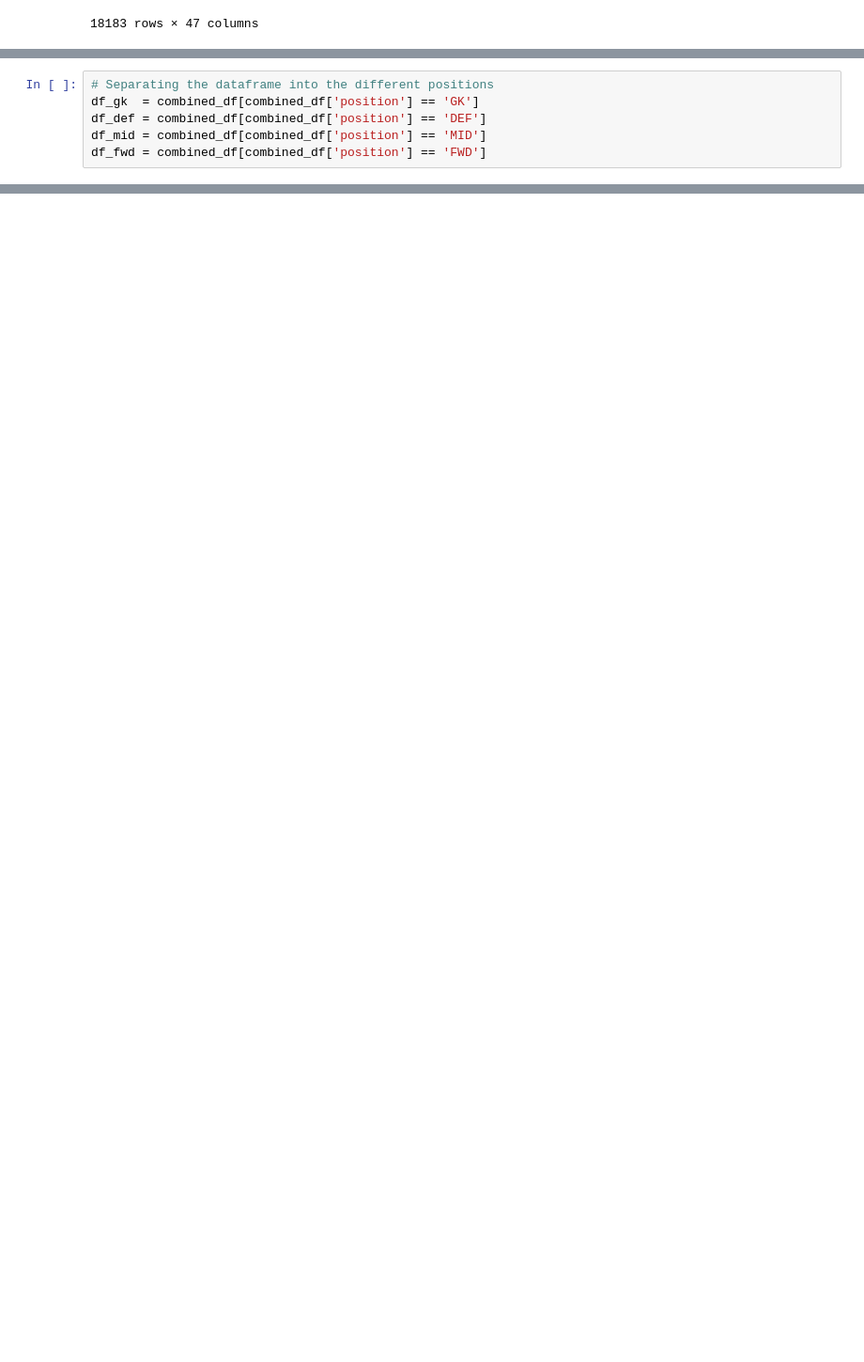
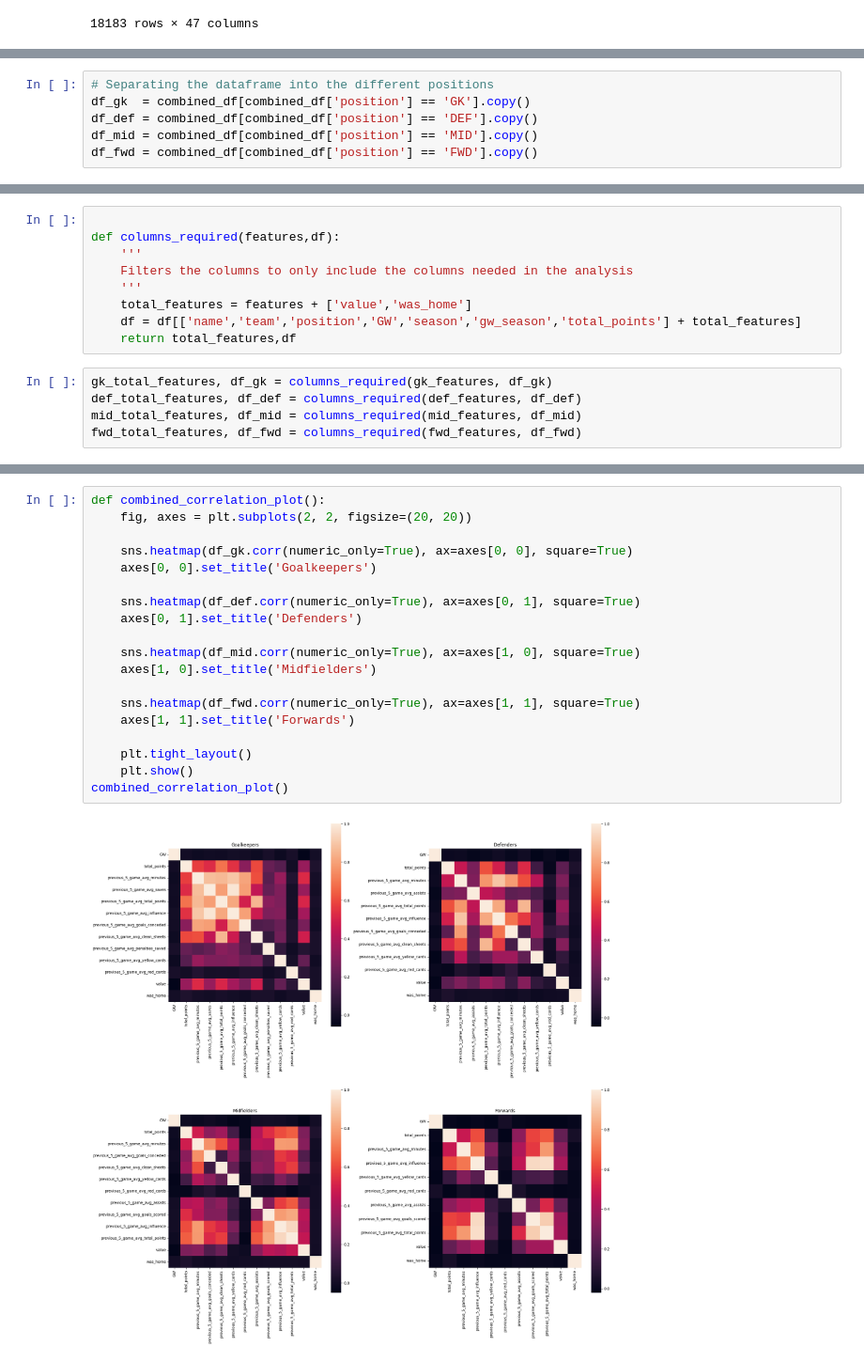
Before and after one commit to Lukeallen999/FPL_player_points_prediction, a Jupyter notebook: run.ipynb, the cells around one changed output, grey strips where cells are left out. Shown at 94% size. Drawn from its saved outputs; the diff is of its cells as text; blank space fills up the shorter version.

```diff
--- a/run.ipynb
+++ b/run.ipynb
@@ -173,6 +182,6 @@ See the caveats in the documentation: https://pandas.pydata.org/pandas-docs/stab
 # %%
 # Separating the dataframe into the different positions
-df_gk  = combined_df[combined_df['position'] == 'GK']
-df_def = combined_df[combined_df['position'] == 'DEF']
-df_mid = combined_df[combined_df['position'] == 'MID']
-df_fwd = combined_df[combined_df['position'] == 'FWD']
+df_gk  = combined_df[combined_df['position'] == 'GK'].copy()
+df_def = combined_df[combined_df['position'] == 'DEF'].copy()
+df_mid = combined_df[combined_df['position'] == 'MID'].copy()
+df_fwd = combined_df[combined_df['position'] == 'FWD'].copy()
@@ -216,0 +224,14 @@ df_gk
+# %%
+
+def columns_required(features,df):
+    '''
+    Filters the columns to only include the columns needed in the analysis
+    '''
+    total_features = features + ['value','was_home']
+    df = df[['name','team','position','GW','season','gw_season','total_points'] + total_features]
+    return total_features,df
+# %%
+gk_total_features, df_gk = columns_required(gk_features, df_gk)
+def_total_features, df_def = columns_required(def_features, df_def)
+mid_total_features, df_mid = columns_required(mid_features, df_mid)
+fwd_total_features, df_fwd = columns_required(fwd_features, df_fwd)
@@ -216,0 +346,21 @@ df_gk
+# %%
+def combined_correlation_plot():
+    fig, axes = plt.subplots(2, 2, figsize=(20, 20))
+
+    sns.heatmap(df_gk.corr(numeric_only=True), ax=axes[0, 0], square=True)
+    axes[0, 0].set_title('Goalkeepers')
+
+    sns.heatmap(df_def.corr(numeric_only=True), ax=axes[0, 1], square=True)
+    axes[0, 1].set_title('Defenders')
+
+    sns.heatmap(df_mid.corr(numeric_only=True), ax=axes[1, 0], square=True)
+    axes[1, 0].set_title('Midfielders')
+
+    sns.heatmap(df_fwd.corr(numeric_only=True), ax=axes[1, 1], square=True)
+    axes[1, 1].set_title('Forwards')
+
+    plt.tight_layout()
+    plt.show()
+combined_correlation_plot()
+# %% [output]
+[figure, added]
```
Also changed, not shown: parts of 69 cells of this notebook, 53 other files.
